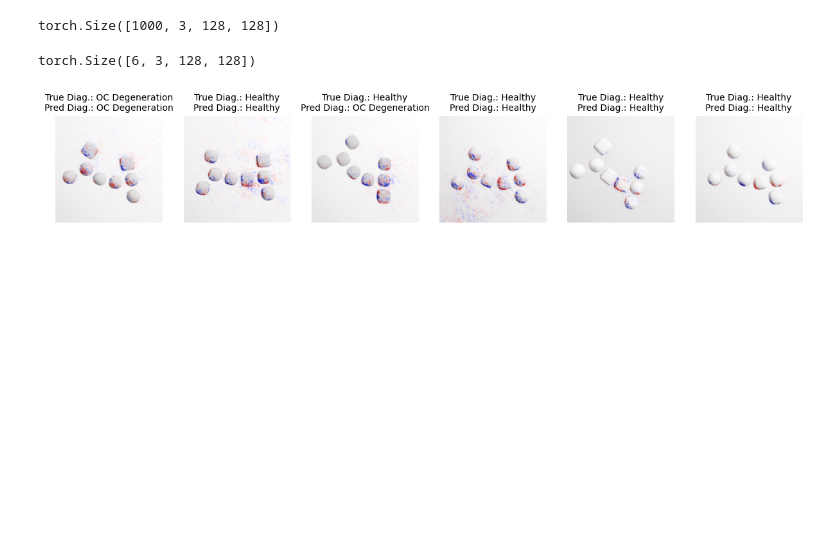
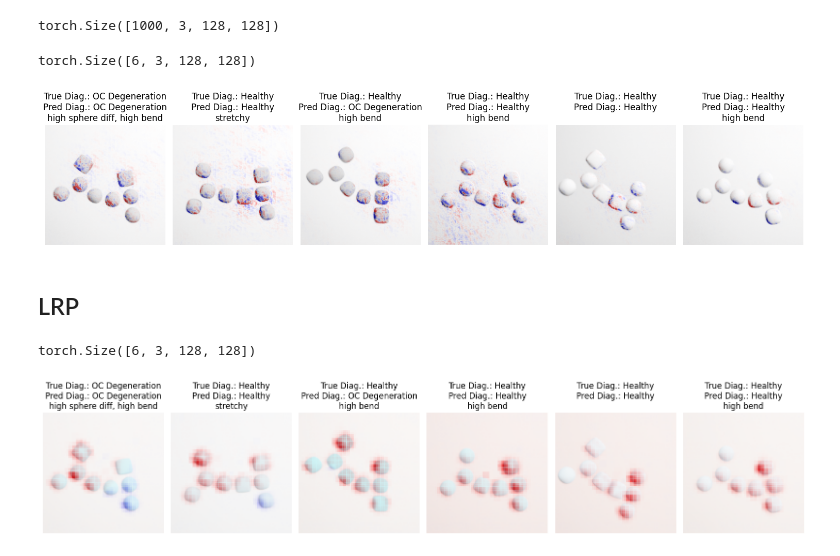
Before and after one commit to davidsjohnson/blockies-xai, a Jupyter notebook: simple_blockies_xai_defalult_blockies.ipynb, the cells around one changed output. Drawn from its saved outputs; the diff is of its cells as text; code cells hidden in the pictures; blank space fills up the shorter version.

```diff
--- a/simple_blockies_xai_defalult_blockies.ipynb
+++ b/simple_blockies_xai_defalult_blockies.ipynb
@@ -747,6 +764,11 @@ for i, (img, hm, ax) in enumerate(zip(xai_exp_imgs_np, hms, axes)):
   ax.axis('off')
   true_label = CLASSES[xai_exp_df.iloc[i]["ill"]]
   pred_label = CLASSES[xai_exp_df.iloc[i]["preds"]]
-  ax.set_title(f'True Diag.: {true_label}\nPred Diag.: {pred_label}', fontsize=10)
+  ill_chars = [i for i in xai_exp_df.iloc[i]["ill_chars"] if i in ['high_sphere_diff', 'high_bend', 'mutation_mainbones', 'stretchy']]
+  ill_chars = ', '.join(ill_chars).replace('_', ' ')
+  ax.set_title(f'True Diag.: {true_label}\nPred Diag.: {pred_label}\n{ill_chars}')
+plt.tight_layout()
 # %% [output]
-[figure, old version]
+[figure, new version]
+# %% [markdown]
+## LRP
@@ -752,0 +786,48 @@ for i, (img, hm, ax) in enumerate(zip(xai_exp_imgs_np, hms, axes)):
+# %%
+preds = torch.tensor(xai_exp_df['preds'].values, dtype=torch.long)
+targets = F.one_hot(preds, num_classes=len(CLASSES)).float().to('cpu')
+
+# only works on cpu for some reason?  need to further troubleshoot
+model.to('cpu')
+
+# the ZBox rule needs the lowest and highest values, which are here for
+# ImageNet 0. and 1. with a different normalization for each channel
+transform_norm = T.Compose([
+    T.Normalize(mean=mean, std=std)
+])
+low, high = transform_norm(torch.tensor([[[[[0.]]] * 3], [[[[1.]]] * 3]]))
+
+with Gradient(model=model, composite=EpsilonPlusFlat(canonizers=[ResNetCanonizer()])) as attributor:
+  inp = [transform(img) for img in xai_exp_imgs]
+  inp = torch.stack(inp)
+  inp = inp.to('cpu')
+  output, attribution = attributor(inp, targets)
+
+# add model back to gpu (in case used again somewhere else)
+model = model.to(device)
+# %%
+attribution.shape
+# %% [output]
+torch.Size([6, 3, 128, 128])
+# %%
+def plot_lrp(img, attribution, ax):
+  relevance = attribution.sum(0)
+  vmax = relevance.abs().max()
+  ax.imshow(img)
+  ax.imshow(relevance, cmap='bwr', vmin=-vmax, vmax=vmax, alpha=0.75)
+# %%
+fig, axes = plt.subplots(1, 6, figsize=(16, 8))
+axes = axes.flatten()
+
+for i, (img, hm, ax) in enumerate(zip(xai_exp_imgs_np, attribution, axes)):
+  plot_lrp(img, hm, ax)
+  ax.axis('off')
+  true_label = CLASSES[xai_exp_df.iloc[i]["ill"]]
+  pred_label = CLASSES[xai_exp_df.iloc[i]["preds"]]
+  ill_chars = [i for i in xai_exp_df.iloc[i]["ill_chars"] if i in ['high_sphere_diff', 'high_bend', 'mutation_mainbones', 'stretchy']]
+  ill_chars = ', '.join(ill_chars).replace('_', ' ')
+  ax.set_title(f'True Diag.: {true_label}\nPred Diag.: {pred_label}\n{ill_chars}')
+plt.tight_layout()
+plt.show()
+# %% [output]
+[figure, added]
```
Also changed, not shown: parts of 9 cells of this notebook.
